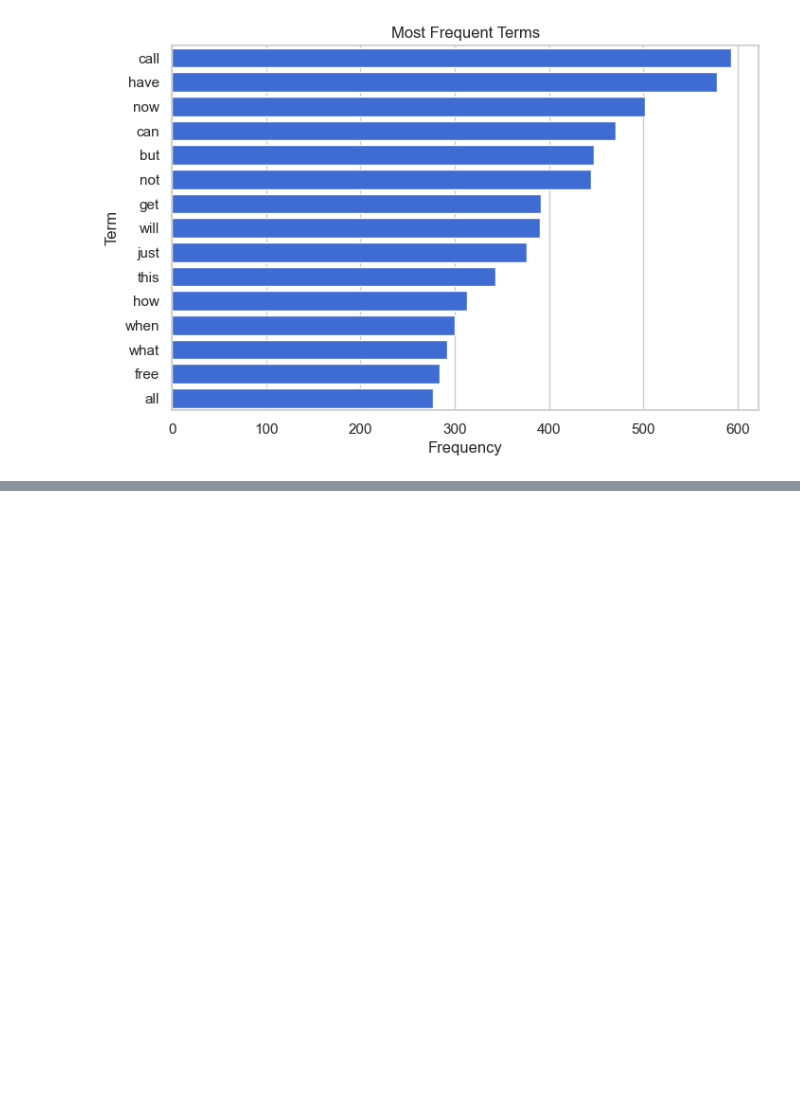
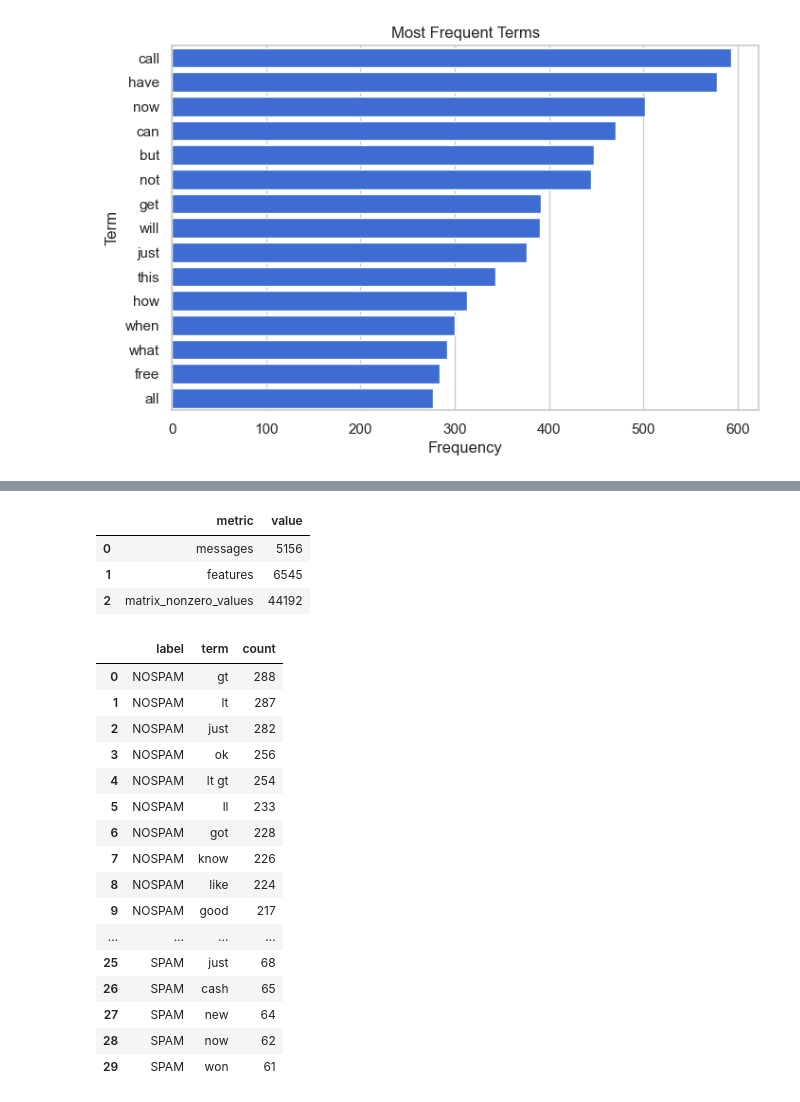
Before and after one commit to MavelSterling/detector_spam, a Jupyter notebook: notebook/spam_mail_classifier_process.ipynb, the cells around one changed output, grey strips where cells are left out. Cells and saved outputs as stored; diff of their text form; code cells hidden in the pictures; blank space fills up the shorter version.

```diff
--- a/notebook/spam_mail_classifier_process.ipynb
+++ b/notebook/spam_mail_classifier_process.ipynb
@@ -307,0 +356,58 @@ plt.show()
+# %%
+from sklearn.feature_extraction.text import CountVectorizer
+
+processed_df = deduplicated_df.copy()
+processed_df["processed_message"] = processed_df["message"].apply(preprocess_message)
+processed_df = processed_df[processed_df["processed_message"].str.len().gt(0)].reset_index(drop=True)
+
+baseline_vectorizer = CountVectorizer(min_df=2, max_df=0.9, ngram_range=(1, 2))
+baseline_matrix = baseline_vectorizer.fit_transform(processed_df["processed_message"])
+term_frequencies = pd.Series(
+    baseline_matrix.sum(axis=0).A1,
+    index=baseline_vectorizer.get_feature_names_out(),
+).sort_values(ascending=False)
+
+pd.DataFrame(
+    {
+        "metric": ["messages", "features", "matrix_nonzero_values"],
+        "value": [processed_df.shape[0], baseline_matrix.shape[1], baseline_matrix.nnz],
+    }
+)
+# %% [output]
+|  | metric | value |
+| 0 | messages | 5156 |
+| 1 | features | 6545 |
+| 2 | matrix_nonzero_values | 44192 |
+# %%
+top_terms_by_class = []
+for label in ["NOSPAM", "SPAM"]:
+    class_messages = processed_df.loc[processed_df["label"].eq(label), "processed_message"]
+    class_matrix = baseline_vectorizer.transform(class_messages)
+    class_terms = pd.Series(
+        class_matrix.sum(axis=0).A1,
+        index=baseline_vectorizer.get_feature_names_out(),
+    ).sort_values(ascending=False).head(15)
+    top_terms_by_class.append(
+        pd.DataFrame({"label": label, "term": class_terms.index, "count": class_terms.values})
+    )
+
+top_terms_by_class = pd.concat(top_terms_by_class, ignore_index=True)
+top_terms_by_class
+# %% [output]
+|  | label | term | count |
+| 0 | NOSPAM | gt | 288 |
+| 1 | NOSPAM | lt | 287 |
+| 2 | NOSPAM | just | 282 |
+| 3 | NOSPAM | ok | 256 |
+| 4 | NOSPAM | lt gt | 254 |
+| 5 | NOSPAM | ll | 233 |
+| 6 | NOSPAM | got | 228 |
+| 7 | NOSPAM | know | 226 |
+| 8 | NOSPAM | like | 224 |
+| 9 | NOSPAM | good | 217 |
+| ... | ... | ... | ... |
+| 25 | SPAM | just | 68 |
+| 26 | SPAM | cash | 65 |
+| 27 | SPAM | new | 64 |
+| 28 | SPAM | now | 62 |
+| 29 | SPAM | won | 61 |
```
Also changed, not shown: parts of 25 cells of this notebook, 7 other files.
